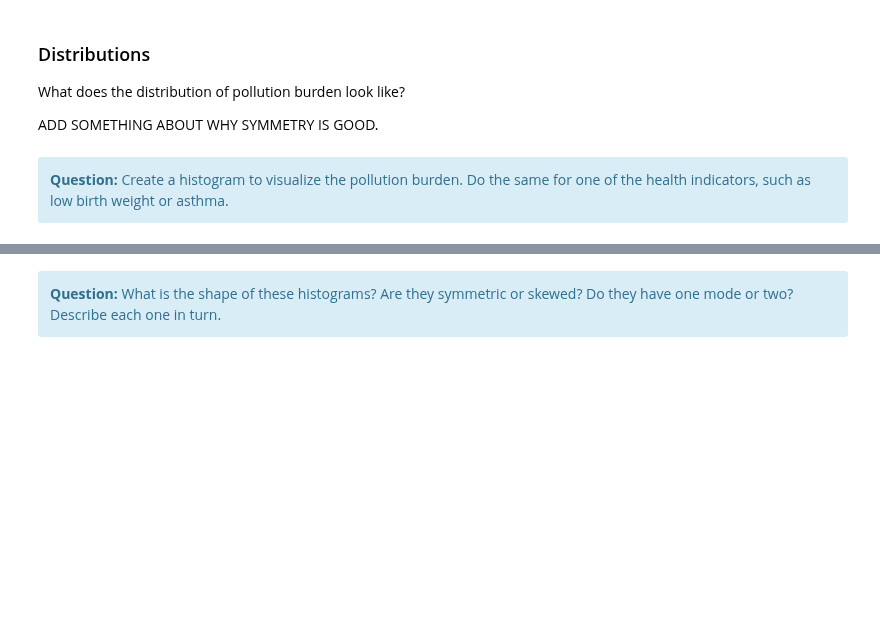
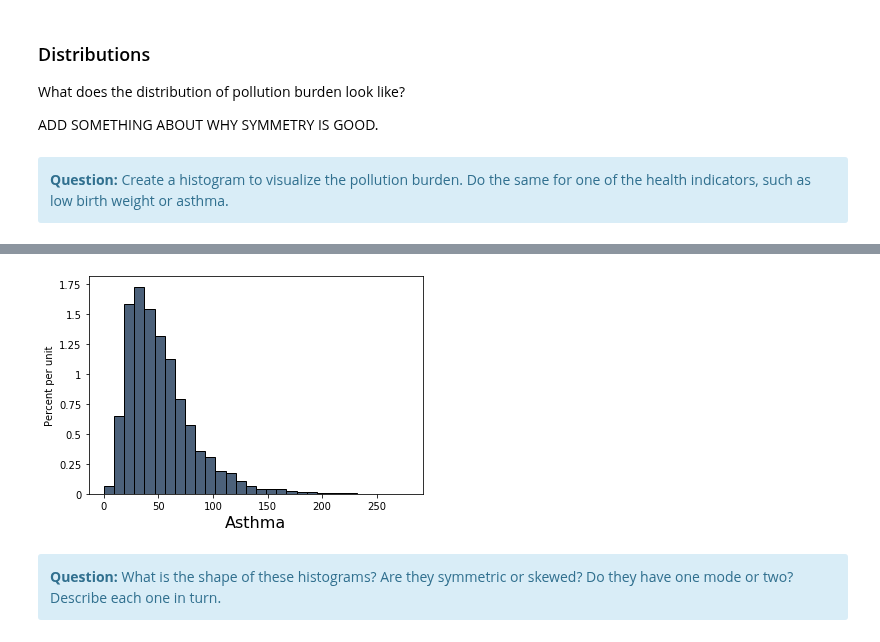
Before and after one commit to ds-modules/BUDS-SU21-Dev, a Jupyter notebook: Project_2/Pollution/Pollution.ipynb, the cells around one changed output, grey strips where cells are left out. Drawn from its saved outputs; the diff is of its cells as text; code cells hidden in the pictures; blank space fills up the shorter version.

```diff
--- a/Project_2/Pollution/Pollution.ipynb
+++ b/Project_2/Pollution/Pollution.ipynb
@@ -215,7 +218,9 @@ ces_data.select('Pollution').hist()
 ces_data.hist('...')
 # %%
 #KEY
-ces_data.hist('Asthma')
+ces_data.hist('Asthma', bins=30)
+# %% [output]
+[figure, added]
 # %% [markdown]
 <div class="alert alert-info">
 <b>Question:</b> What is the shape of these histograms? Are they symmetric or skewed? Do they have one mode or two?
```
Also changed, not shown: parts of 7 cells of this notebook.
